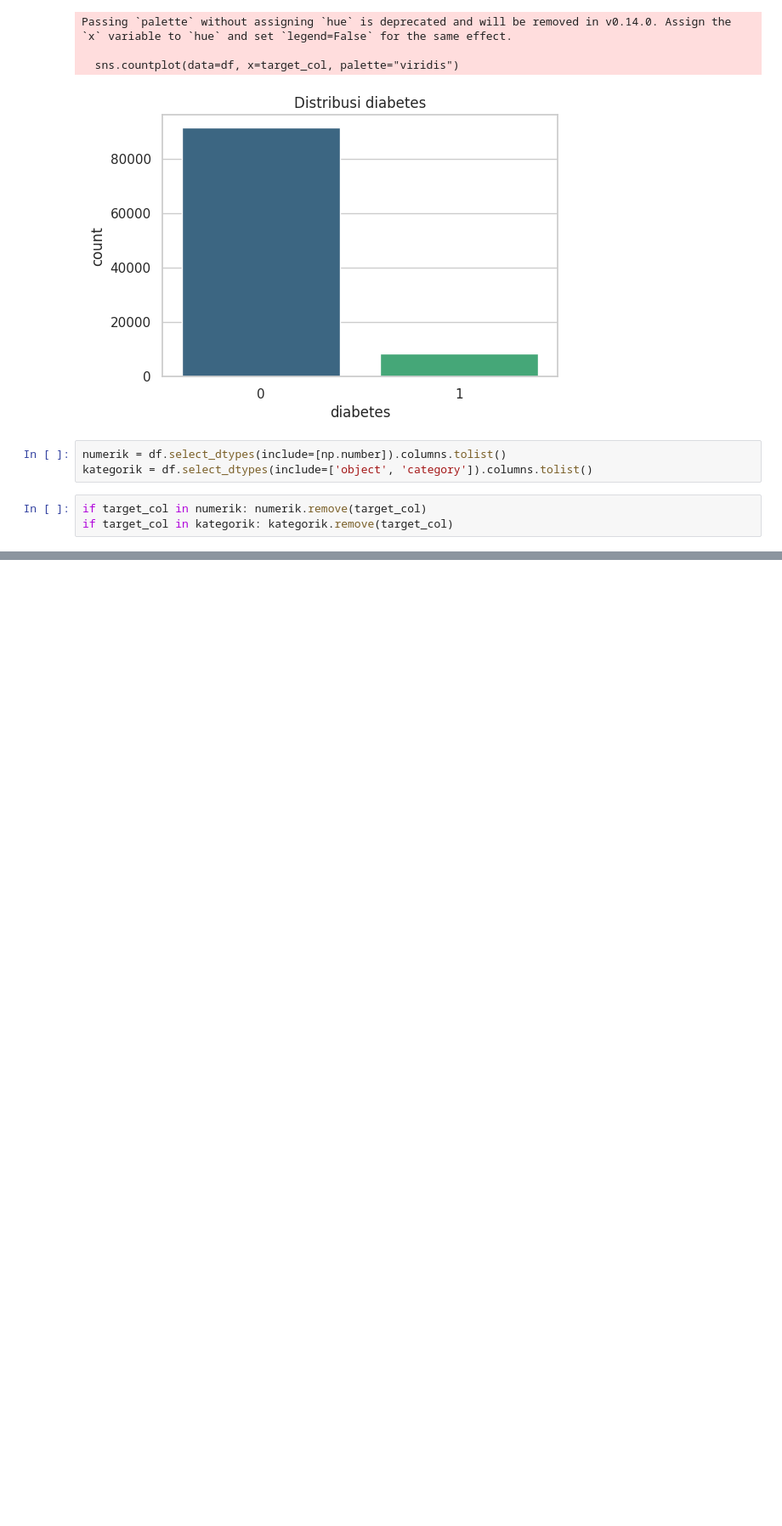
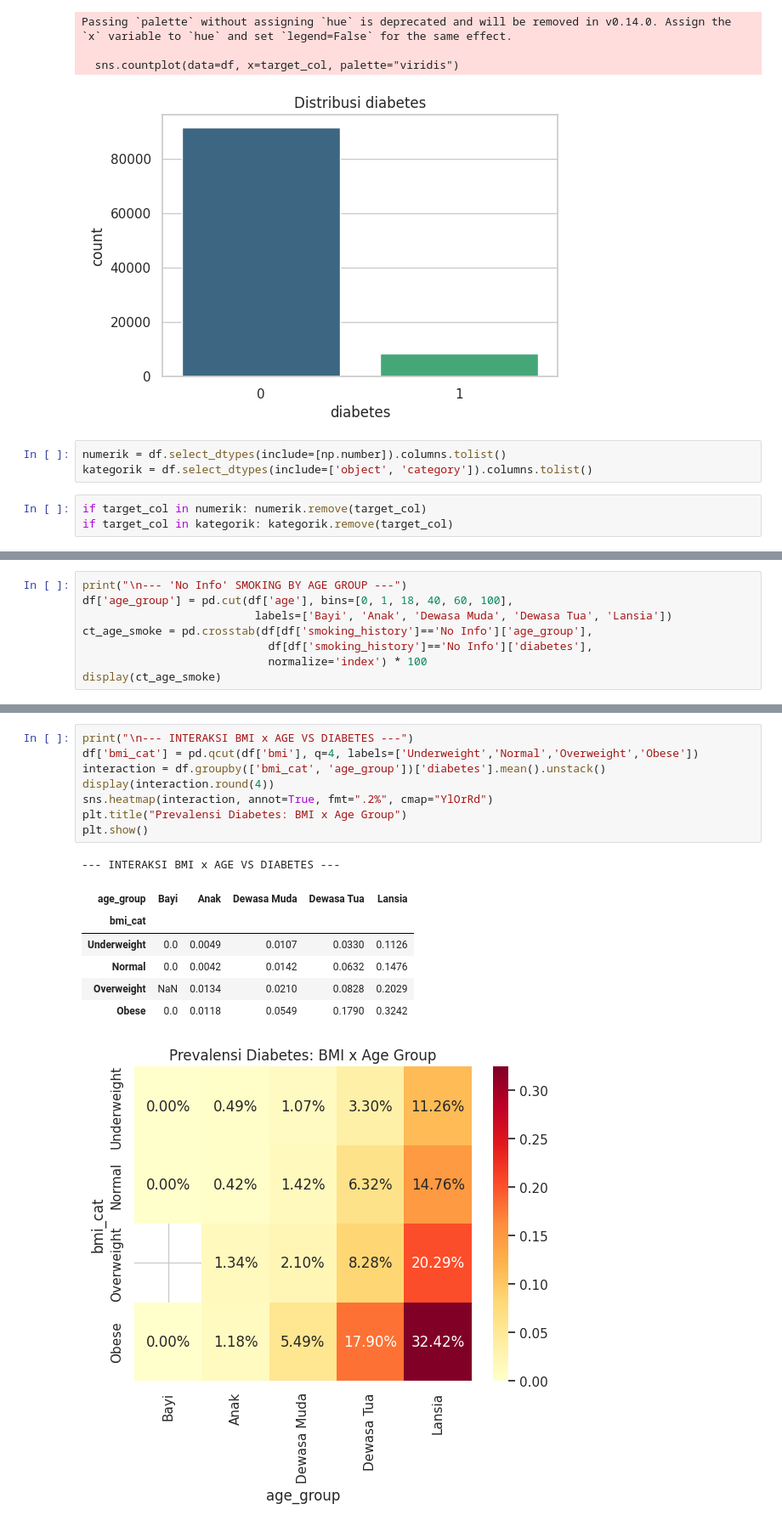
Before and after one commit to aariffaqiih/temp, a Jupyter notebook: Untitled14.ipynb, the cells around one changed output, grey strips where cells are left out. Shown at 85% size. Drawn from its saved outputs; the diff is of its cells as text; blank space fills up the shorter version.

```diff
--- a/Untitled14.ipynb
+++ b/Untitled14.ipynb
@@ -206,0 +293,8 @@ if numerik:
+# %%
+print("\n--- 'No Info' SMOKING BY AGE GROUP ---")
+df['age_group'] = pd.cut(df['age'], bins=[0, 1, 18, 40, 60, 100],
+                          labels=['Bayi', 'Anak', 'Dewasa Muda', 'Dewasa Tua', 'Lansia'])
+ct_age_smoke = pd.crosstab(df[df['smoking_history']=='No Info']['age_group'],
+                            df[df['smoking_history']=='No Info']['diabetes'],
+                            normalize='index') * 100
+display(ct_age_smoke)
@@ -206,0 +335,17 @@ if numerik:
+# %%
+print("\n--- INTERAKSI BMI x AGE VS DIABETES ---")
+df['bmi_cat'] = pd.qcut(df['bmi'], q=4, labels=['Underweight','Normal','Overweight','Obese'])
+interaction = df.groupby(['bmi_cat', 'age_group'])['diabetes'].mean().unstack()
+display(interaction.round(4))
+sns.heatmap(interaction, annot=True, fmt=".2%", cmap="YlOrRd")
+plt.title("Prevalensi Diabetes: BMI x Age Group")
+plt.show()
+# %% [output]
+--- INTERAKSI BMI x AGE VS DIABETES ---
+| age_group | Bayi | Anak | Dewasa Muda | Dewasa Tua | Lansia |
+| bmi_cat |  |  |  |  |  |
+| Underweight | 0.0 | 0.0049 | 0.0107 | 0.0330 | 0.1126 |
+| Normal | 0.0 | 0.0042 | 0.0142 | 0.0632 | 0.1476 |
+| Overweight | NaN | 0.0134 | 0.0210 | 0.0828 | 0.2029 |
+| Obese | 0.0 | 0.0118 | 0.0549 | 0.1790 | 0.3242 |
+[figure, added]
```
Also changed, not shown: parts of 7 cells of this notebook.
